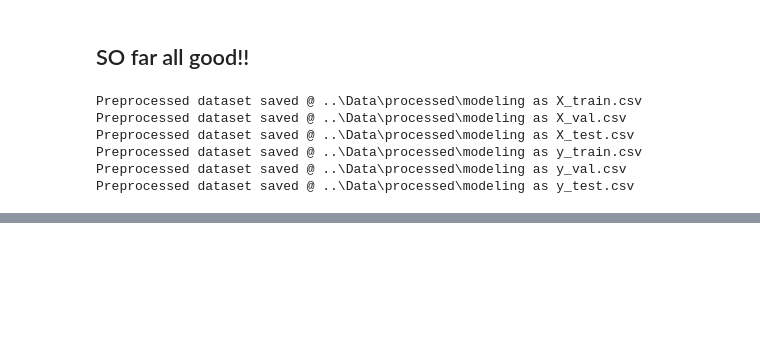
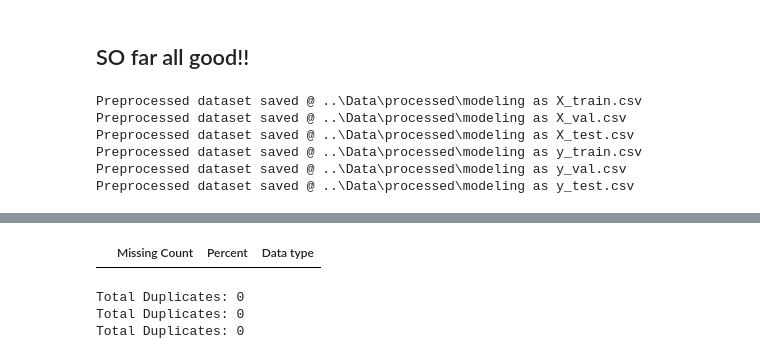
Before and after one commit to DineshMSDian/chennai-pg-price-predictor, a Jupyter notebook: Notebooks/06_Preprocessing.ipynb, the cells around one changed output, grey strips where cells are left out. Cells and saved outputs as stored; diff of their text form; code cells hidden in the pictures; blank space fills up the shorter version.

```diff
--- a/Notebooks/06_Preprocessing.ipynb
+++ b/Notebooks/06_Preprocessing.ipynb
@@ -231,7 +231,7 @@ local_transit_median = X_train.groupby('locality')['transit_score'].median()
 
 X_train['transit_score'] = (
     X_train.groupby('locality')['transit_score']
-    .transform(lambda x: x.fillna(x.median()))
+    .transform(lambda x: x.fillna(x.median())) # can also use the val/test method below using local_transit_median, i just keep the old method for future reference
 )
 X_val['transit_score'] = (
     X_val['transit_score'].fillna(
@@ -240,7 +240,7 @@ X_val['transit_score'] = (
 )
 X_test['transit_score'] = (
     X_test['transit_score'].fillna(
-        X_test['transit_score'].map(local_transit_median)
+        X_test['locality'].map(local_transit_median)
     )
 )
 
@@ -252,16 +252,16 @@ local_lifestyle_median = X_train.groupby('locality')['lifestyle_score'].median()
 
 X_train['lifestyle_score'] = (
     X_train.groupby('locality')['lifestyle_score']
-    .transform(lambda x: x.fillna(x.median()))
+    .transform(lambda x: x.fillna(x.median())) # can also use the val/test method below using local_transit_median, i just keep the old method for future reference
 )
 X_val['lifestyle_score'] = (
     X_val['lifestyle_score'].fillna(
-        X_val['lifestyle_score'].map(local_lifestyle_median)
+        X_val['locality'].map(local_lifestyle_median)
     )
 )
 X_test['lifestyle_score'] = (
     X_test['lifestyle_score'].fillna(
-        X_test['lifestyle_score'].map(local_lifestyle_median)
+        X_test['locality'].map(local_lifestyle_median)
     )
 )
 
@@ -539,13 +488,0 @@ X_train.describe()
-# %%
-def missing_info(df):
-    missing_info = pd.DataFrame({
-        'missing count': df.isna().sum(),
-        'missing %': (df.isna().mean() * 100).round(2),
-        'Data type': df.dtypes,
-    })
-
-    missing_info = missing_info[missing_info['missing count'] > 0]
-    missing_info.sort_values('missing %', ascending = False)
-    return missing_info
-
-missing_info(X_train)
@@ -592,3 +514,18 @@ Preprocessed dataset saved @ ..\Data\processed\modeling as X_test.csv
 Preprocessed dataset saved @ ..\Data\processed\modeling as y_train.csv
 Preprocessed dataset saved @ ..\Data\processed\modeling as y_val.csv
 Preprocessed dataset saved @ ..\Data\processed\modeling as y_test.csv
+# %%
+# helper functions
+
+def missing_info(df):
+    missing_info = pd.DataFrame({
+        'Missing Count': df.isna().sum(),
+        'Percent': (df.isna().mean() * 100).round(2),
+        'Data type': df.dtypes,
+    })
+
+    missing_info = missing_info[missing_info['Missing Count'] > 0]
+    print(missing_info.sort_values('Percent',ascending=False))
+
+def is_duplicates(df):
+    print(f'Total Duplicates: {df.duplicated().sum()}')
@@ -594,0 +544,14 @@ Preprocessed dataset saved @ ..\Data\processed\modeling as y_test.csv
+# %%
+missing_info(X_train) # checked for train/test/val
+missing_info(X_val)
+missing_info(X_test)
+# %% [output]
+|  | Missing Count | Percent | Data type |
+# %%
+is_duplicates(X_train) # checked for train/test/val
+is_duplicates(X_val)
+is_duplicates(X_test)
+# %% [output]
+Total Duplicates: 0
+Total Duplicates: 0
+Total Duplicates: 0
```
Also changed, not shown: parts of 20 cells of this notebook.
